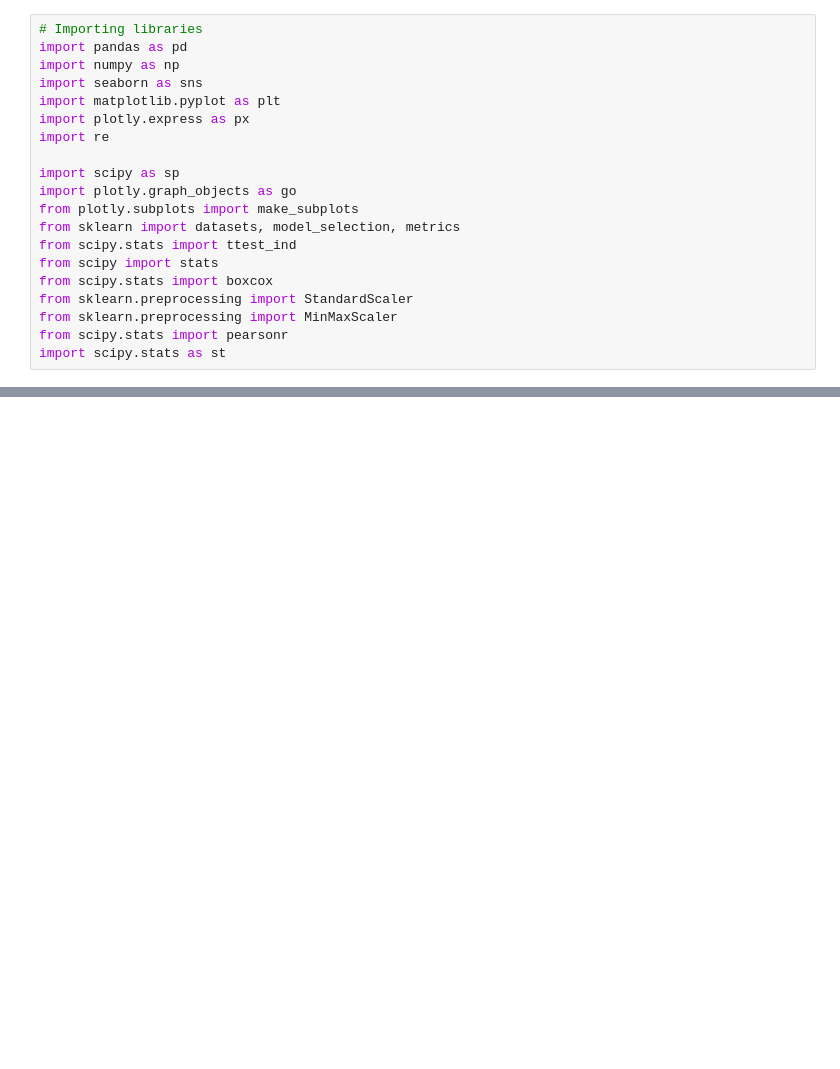
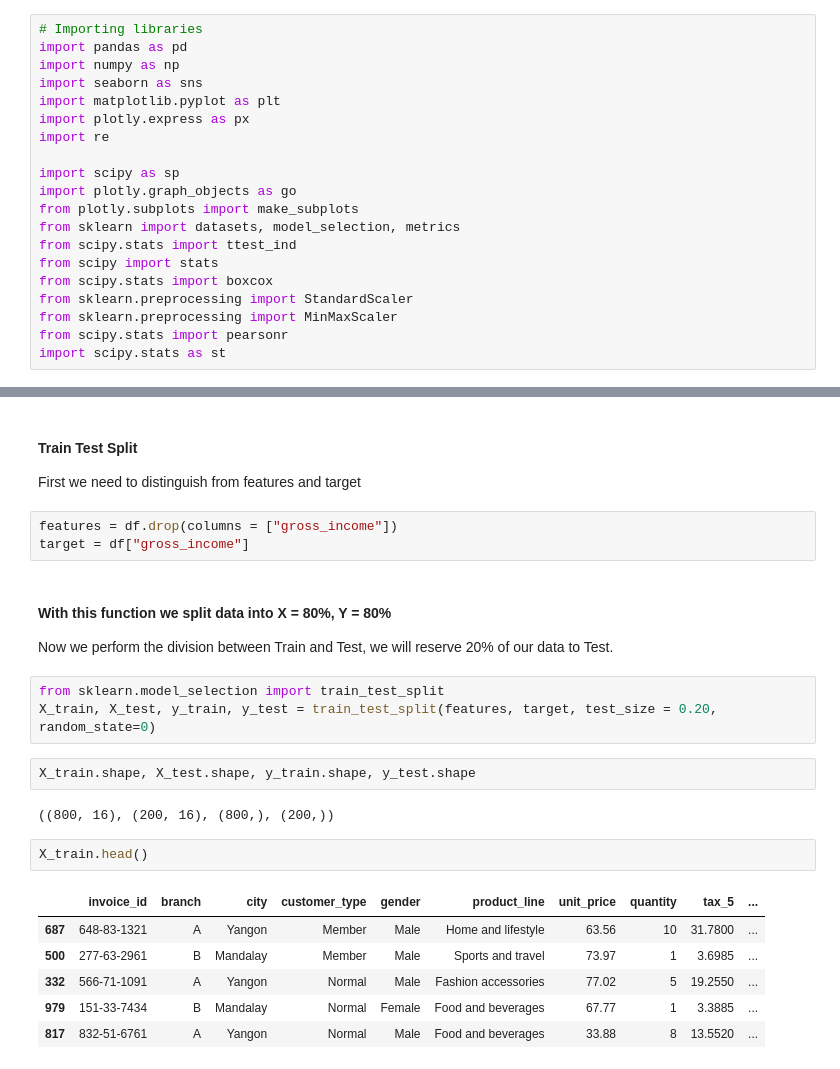
Before and after one commit to MustafaAldabbas/Machine_learning_superMarket, a Jupyter notebook: Notebook/Natalia.ipynb, the cells around one changed output, grey strips where cells are left out. Drawn from its saved outputs; the diff is of its cells as text; blank space fills up the shorter version.

```diff
--- a/Notebook/Natalia.ipynb
+++ b/Notebook/Natalia.ipynb
@@ -141,0 +102,25 @@ Index(['invoice_id', 'branch', 'city', 'customer_type', 'gender',
+# %% [markdown]
+#### Train Test Split
+First we need to distinguish from features and target
+# %%
+features = df.drop(columns = ["gross_income"])
+target = df["gross_income"]
+# %% [markdown]
+#### With this function we split data into X = 80%, Y = 80%
+Now we perform the division between Train and Test, we will reserve 20% of our data to Test.
+# %%
+from sklearn.model_selection import train_test_split
+X_train, X_test, y_train, y_test = train_test_split(features, target, test_size = 0.20, random_state=0)
+# %%
+X_train.shape, X_test.shape, y_train.shape, y_test.shape
+# %% [output]
+((800, 16), (200, 16), (800,), (200,))
+# %%
+X_train.head()
+# %% [output]
+|  | invoice_id | branch | city | customer_type | gender | product_line | unit_price | quantity | tax_5 | ... |
+| 687 | 648-83-1321 | A | Yangon | Member | Male | Home and lifestyle | 63.56 | 10 | 31.7800 | ... |
+| 500 | 277-63-2961 | B | Mandalay | Member | Male | Sports and travel | 73.97 | 1 | 3.6985 | ... |
+| 332 | 566-71-1091 | A | Yangon | Normal | Male | Fashion accessories | 77.02 | 5 | 19.2550 | ... |
+| 979 | 151-33-7434 | B | Mandalay | Normal | Female | Food and beverages | 67.77 | 1 | 3.3885 | ... |
+| 817 | 832-51-6761 | A | Yangon | Normal | Male | Food and beverages | 33.88 | 8 | 13.5520 | ... |
```
Also changed, not shown: parts of 14 cells of this notebook.
